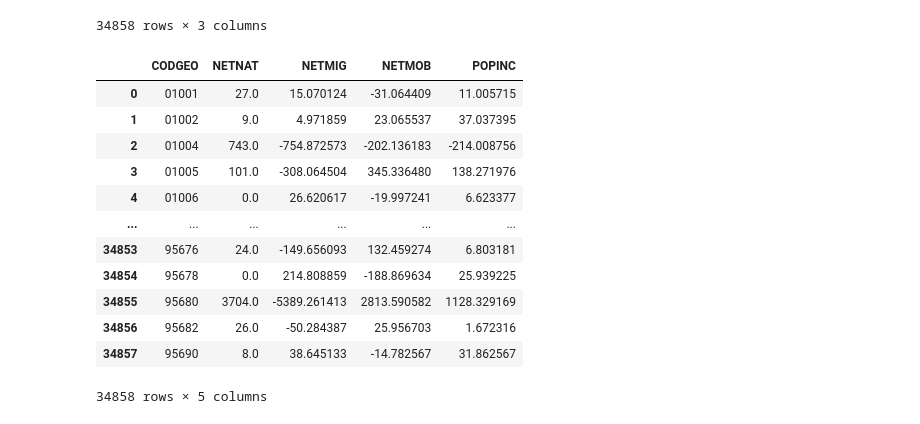
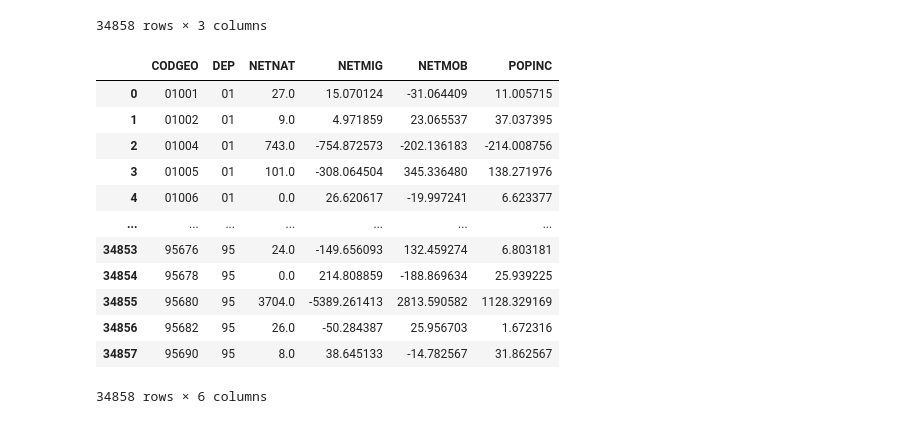
Before and after one commit to simoncappe/Projet-Info-S2--D-clin-d-mographique, a Jupyter notebook: POPINC.ipynb, the cells around one changed output. Saved outputs shown, nothing was run; the diff lists cells and outputs as text; code cells hidden in the pictures.

```diff
--- a/POPINC.ipynb
+++ b/POPINC.ipynb
@@ -5,18 +5,20 @@ import matplotlib.pyplot as plt
 import geopandas
 from shapely.geometry import Point, LineString, Polygon, MultiPolygon
 # %%
-#extraction des shapefiles
+# extraction des shapefiles
 shp_arr = geopandas.read_file(
-    'data\Arrondissements municipal/ARRONDISSEMENT_MUNICIPAL.shp')#arrondissements de Paris,Lyon et Marseille
+    'data\Arrondissements municipal/ARRONDISSEMENT_MUNICIPAL.shp')  # arrondissements de Paris,Lyon et Marseille
 shp_arr['INSEE_COM'] = shp_arr['INSEE_ARM']
 shp_arr = shp_arr[['ID', 'NOM', 'NOM_M',
-                             'INSEE_COM', 'geometry']]
-shp_commune = geopandas.read_file('data\COMMUNE\COMMUNE.shp')#Communes de France
-shp_commune = shp_commune[['ID', 'NOM', 'NOM_M', 'INSEE_COM', 'geometry']]
+                   'INSEE_COM', 'geometry']]
+shp_commune = geopandas.read_file(
+    'data\COMMUNE\COMMUNE.shp')  # Communes de France
+shp_commune = shp_commune[['ID', 'NOM','INSEE_DEP', 'NOM_M', 'INSEE_COM', 'geometry']]
 gdp = shp_commune.append(shp_arr)
 gdp = gdp[(gdp.INSEE_COM != '75056') & (
     gdp.INSEE_COM != '69123') & (gdp.INSEE_COM != '13055')]
 index = list(gdp['INSEE_COM'])
-gdp = geopandas.GeoDataFrame(gdp).set_index('INSEE_COM').sort_index().reset_index()[['INSEE_COM','NOM','NOM_M','geometry']]
+gdp = geopandas.GeoDataFrame(gdp).set_index('INSEE_COM').sort_index(
+).reset_index()[['INSEE_COM','INSEE_DEP', 'NOM', 'NOM_M', 'geometry']]
 gdp
 # %% [output]
@@ -36,13 +38,14 @@ gdp
 # %%
 birth = pd.read_csv('data/base_naissances_2021.csv',
-                    sep=';', index_col='CODGEO')#naissances depuis 2014
-death = pd.read_csv('data/base_deces_2021.csv', sep=';', index_col='CODGEO')#morts depuis 2014
+                    sep=';', index_col='CODGEO')  # naissances depuis 2014
+death = pd.read_csv('data/base_deces_2021.csv', sep=';',
+                    index_col='CODGEO')  # morts depuis 2014
 DEATHS = death.rename(columns={'DECESD14': '14', 'DECESD15': '15', 'DECESD16': '16', 'DECESD17': '17', 'DECESD18': '18', 'DECESD19': '19',
-                          'DECESD20': '20', 'DECESD21': '21'})
+                               'DECESD20': '20', 'DECESD21': '21'})
 BIRTHS = birth.rename(columns={'NAISD14': '14', 'NAISD15': '15', 'NAISD16': '16', 'NAISD17': '17', 'NAISD18': '18', 'NAISD19': '19',
-                          'NAISD20': '20', 'NAISD21': '21'})
+                               'NAISD20': '20', 'NAISD21': '21'})
 NETNAT = (BIRTHS-DEATHS).merge(gdp, how='right',
-                             left_on='CODGEO', right_on='INSEE_COM')#NATURAL CHANGE
-NETNAT['AVG'] = NETNAT[NETNAT.columns[0:8]].sum(axis = 1)
+                               left_on='CODGEO', right_on='INSEE_COM')  # NATURAL CHANGE
+NETNAT['TOT'] = NETNAT[NETNAT.columns[0:8]].sum(axis=1)
 NETNAT
 # %% [output]
@@ -201,33 +227,35 @@ POPINC
 34858 rows × 3 columns
 # %%
 
-#création de la dataframe avec les composantes
-VARPOP = pd.DataFrame(list(gdp['INSEE_COM']),columns=['CODGEO'])
-VARPOP['NETNAT'] = NETNAT['AVG']#Natalité nette
-VARPOP['NETMOB'] = NETMOB['AVG']#Mobilité interne nette
-VARPOP['INMIG'] = INMIG['AVG']#Immigration internationale
-VARPOP['POPINC'] = POPINC['POPINC']#Variation de population
-VARPOP['NETMIG'] = VARPOP['POPINC'] - VARPOP['NETNAT'] -VARPOP['NETMOB']#Migration internationale nette
+# création de la dataframe avec les composantes
+VARPOP = pd.DataFrame(list(gdp['INSEE_COM']), columns=['CODGEO'])
+VARPOP['DEP'] = list(gdp['INSEE_DEP'])
+VARPOP['NETNAT'] = NETNAT['TOT']  # Natalité nette
+VARPOP['NETMOB'] = NETMOB['TOT']  # Mobilité interne nette
+VARPOP['INMIG'] = INMIG['TOT']  # Immigration internationale
+VARPOP['POPINC'] = POPINC['POPINC']  # Variation de population
+VARPOP['NETMIG'] = VARPOP['POPINC'] - VARPOP['NETNAT'] - \
+    VARPOP['NETMOB']  # Migration internationale nette
 
 """
 POPINC = NETNAT + NETMOB + NETMIG
 NETMIG = POPINC - NETNAT - NETMOB
 
 """
-VARPOP = VARPOP[['CODGEO','NETNAT','NETMIG','NETMOB','POPINC']]
+VARPOP = VARPOP[['CODGEO','DEP', 'NETNAT', 'NETMIG', 'NETMOB', 'POPINC']]
 VARPOP
 # %% [output]
-|  | CODGEO | NETNAT | NETMIG | NETMOB | POPINC |
-| 0 | 01001 | 27.0 | 15.070124 | -31.064409 | 11.005715 |
-| 1 | 01002 | 9.0 | 4.971859 | 23.065537 | 37.037395 |
-| 2 | 01004 | 743.0 | -754.872573 | -202.136183 | -214.008756 |
-| 3 | 01005 | 101.0 | -308.064504 | 345.336480 | 138.271976 |
-| 4 | 01006 | 0.0 | 26.620617 | -19.997241 | 6.623377 |
-| ... | ... | ... | ... | ... | ... |
-| 34853 | 95676 | 24.0 | -149.656093 | 132.459274 | 6.803181 |
-| 34854 | 95678 | 0.0 | 214.808859 | -188.869634 | 25.939225 |
-| 34855 | 95680 | 3704.0 | -5389.261413 | 2813.590582 | 1128.329169 |
-| 34856 | 95682 | 26.0 | -50.284387 | 25.956703 | 1.672316 |
-| 34857 | 95690 | 8.0 | 38.645133 | -14.782567 | 31.862567 |
+|  | CODGEO | DEP | NETNAT | NETMIG | NETMOB | POPINC |
+| 0 | 01001 | 01 | 27.0 | 15.070124 | -31.064409 | 11.005715 |
+| 1 | 01002 | 01 | 9.0 | 4.971859 | 23.065537 | 37.037395 |
+| 2 | 01004 | 01 | 743.0 | -754.872573 | -202.136183 | -214.008756 |
+| 3 | 01005 | 01 | 101.0 | -308.064504 | 345.336480 | 138.271976 |
+| 4 | 01006 | 01 | 0.0 | 26.620617 | -19.997241 | 6.623377 |
+| ... | ... | ... | ... | ... | ... | ... |
+| 34853 | 95676 | 95 | 24.0 | -149.656093 | 132.459274 | 6.803181 |
+| 34854 | 95678 | 95 | 0.0 | 214.808859 | -188.869634 | 25.939225 |
+| 34855 | 95680 | 95 | 3704.0 | -5389.261413 | 2813.590582 | 1128.329169 |
+| 34856 | 95682 | 95 | 26.0 | -50.284387 | 25.956703 | 1.672316 |
+| 34857 | 95690 | 95 | 8.0 | 38.645133 | -14.782567 | 31.862567 |
-34858 rows × 5 columns
+34858 rows × 6 columns
 # %%
```
Also changed, not shown: parts of 7 cells of this notebook, 1 other file.
